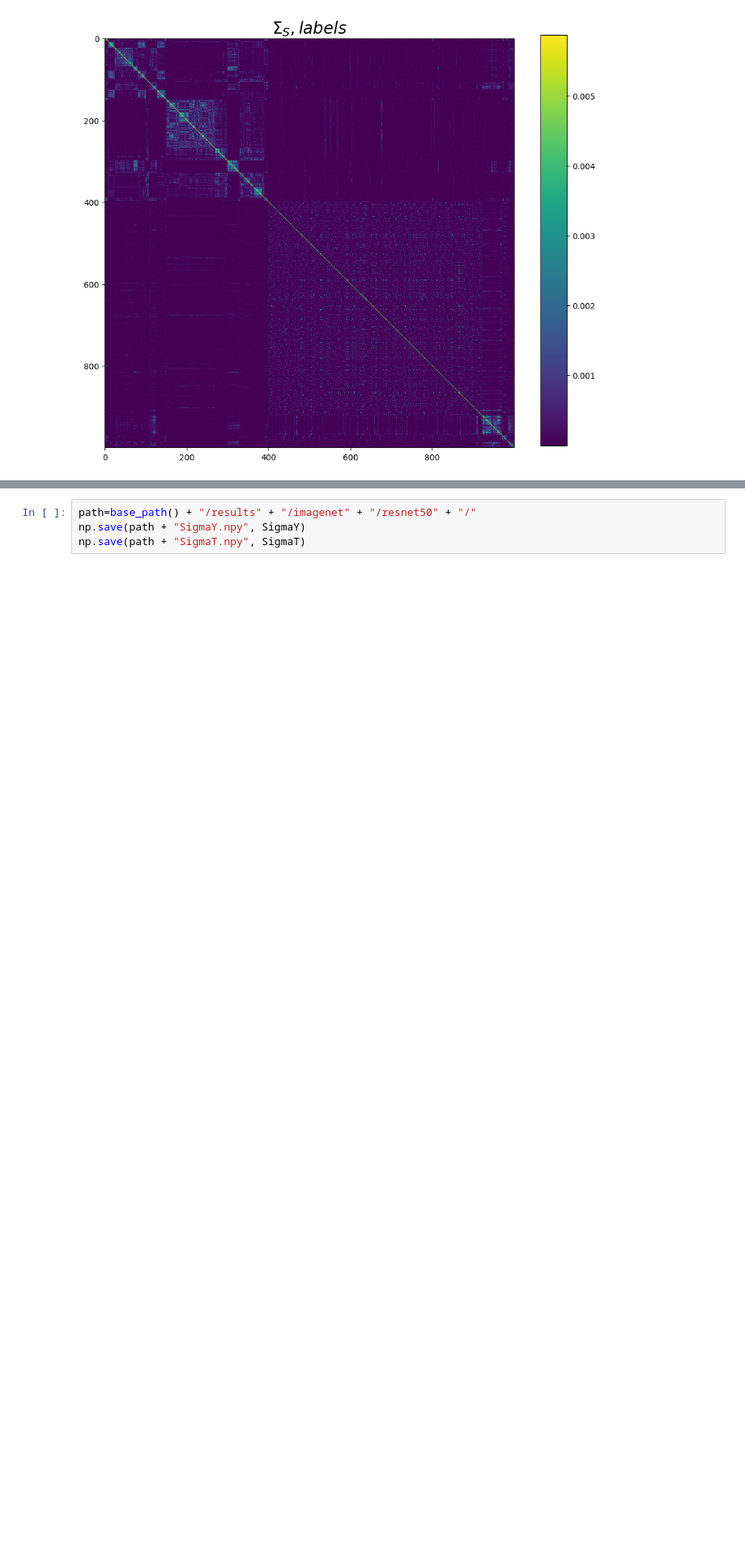
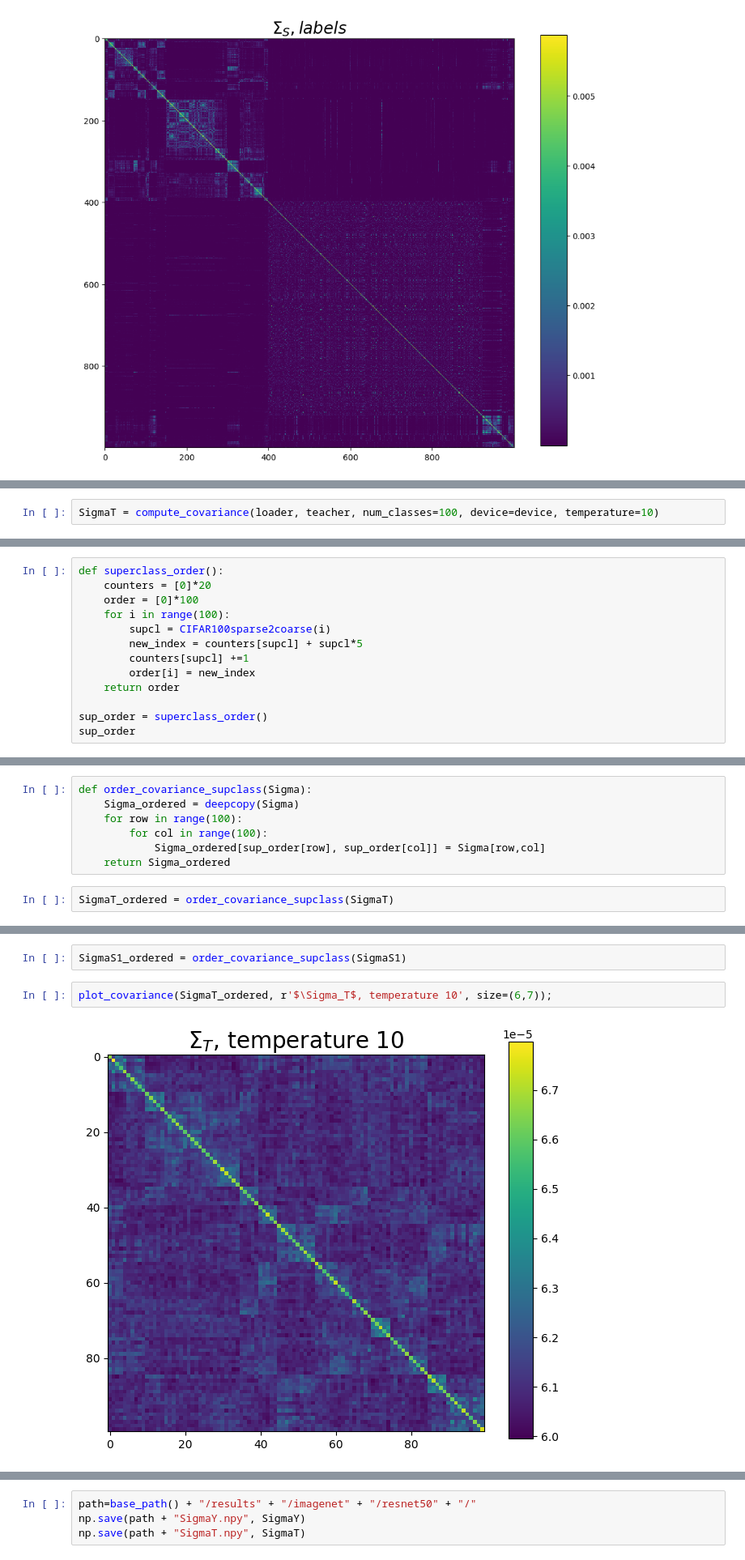
Before and after one commit to GiuliaLanzillotta/DED, a Jupyter notebook: scripts/covariances.ipynb, the cells around one changed output, grey strips where cells are left out. Shown at 81% size. Cells and saved outputs as stored; diff of their text form; blank space fills up the shorter version.

Commit message:
cifar100 experiments, kernel alignments, plots

```diff
--- a/scripts/covariances.ipynb
+++ b/scripts/covariances.ipynb
@@ -222,0 +279,2 @@ plot_covariance(SigmaS_2, r'$\Sigma_S, labels$', size=(9,10));
+# %%
+SigmaT = compute_covariance(loader, teacher, num_classes=100, device=device, temperature=10)
@@ -222,0 +283,13 @@ plot_covariance(SigmaS_2, r'$\Sigma_S, labels$', size=(9,10));
+# %%
+def superclass_order():
+    counters = [0]*20
+    order = [0]*100
+    for i in range(100):
+        supcl = CIFAR100sparse2coarse(i)
+        new_index = counters[supcl] + supcl*5
+        counters[supcl] +=1
+        order[i] = new_index
+    return order
+
+sup_order = superclass_order()
+sup_order
@@ -222,0 +318,9 @@ plot_covariance(SigmaS_2, r'$\Sigma_S, labels$', size=(9,10));
+# %%
+def order_covariance_supclass(Sigma):
+    Sigma_ordered = deepcopy(Sigma)
+    for row in range(100):
+        for col in range(100):
+            Sigma_ordered[sup_order[row], sup_order[col]] = Sigma[row,col]
+    return Sigma_ordered
+# %%
+SigmaT_ordered = order_covariance_supclass(SigmaT)
@@ -222,0 +343,6 @@ plot_covariance(SigmaS_2, r'$\Sigma_S, labels$', size=(9,10));
+# %%
+SigmaS1_ordered = order_covariance_supclass(SigmaS1)
+# %%
+plot_covariance(SigmaT_ordered, r'$\Sigma_T$, temperature 10', size=(6,7));
+# %% [output]
+[figure, added]
```
Also changed, not shown: parts of 38 cells of this notebook, 14 other files.
